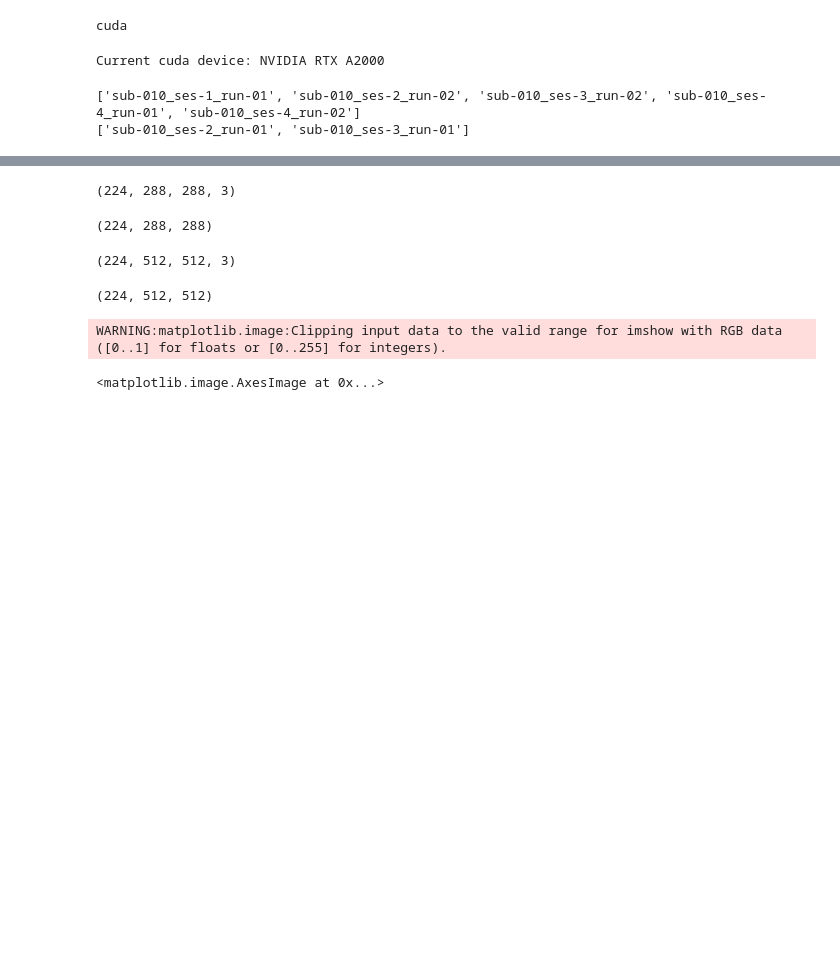
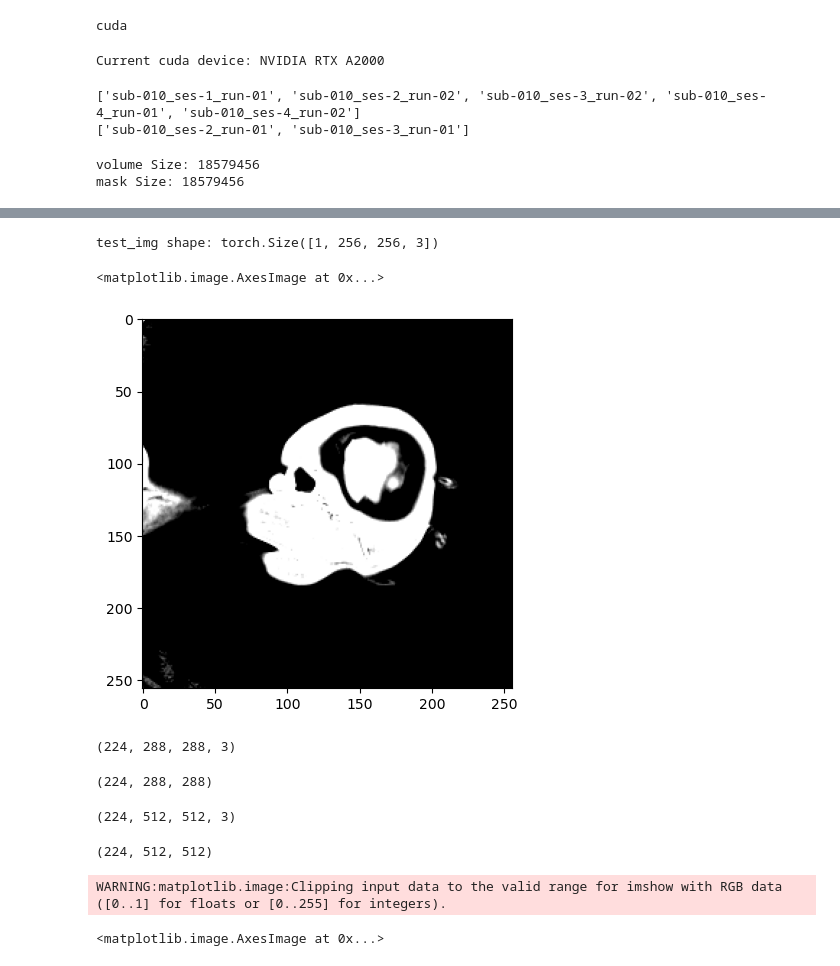
Before and after one commit to LawsOfForm/Automated_Electrode_Coordinate_Extraction, a Jupyter notebook: network/Network.ipynb, the cells around one changed output, grey strips where cells are left out. Cells and saved outputs as stored; diff of their text form; code cells hidden in the pictures; blank space fills up the shorter version.

Commit message:
create custom pytorch dataset and transforms

```diff
--- a/network/Network.ipynb
+++ b/network/Network.ipynb
@@ -126,7 +126,7 @@ class DataloaderImg(Dataset):
         root_dir: str,
         transforms: list[object]
         | None = [
-            # GreyToRGB(),
+            GreyToRGB(),
             # ChannelSwitchBST(),
             CropSample(),
             PadSample(),
@@ -237,10 +237,13 @@ validation_dataset = DataloaderImg(
 ['sub-010_ses-1_run-01', 'sub-010_ses-2_run-02', 'sub-010_ses-3_run-02', 'sub-010_ses-4_run-01', 'sub-010_ses-4_run-02']
 ['sub-010_ses-2_run-01', 'sub-010_ses-3_run-01']
 # %%
-loader = DataLoader(train_dataset, batch_size=2, shuffle=True)
+loader = DataLoader(train_dataset, batch_size=1, shuffle=True)
 
 test_img, test_mask = next(iter(loader))
 
 print(f"test_img shape: {test_img.shape}")
 
 plt.imshow(test_img[0])
+# %% [output]
+volume Size: 18579456
+mask Size: 18579456
@@ -247,3 +251,6 @@ plt.imshow(test_img[0])
+test_img shape: torch.Size([1, 256, 256, 3])
+<matplotlib.image.AxesImage at 0x...>
+[figure, added]
 # %%
 img = nib.load(
     "/media/MeMoSLAP_Subjects/derivatives/automated_electrode_extraction/train/sub-010/electrode_extraction/ses-1/run-01/petra_.nii.gz"
```
Also changed, not shown: parts of 13 cells of this notebook.
